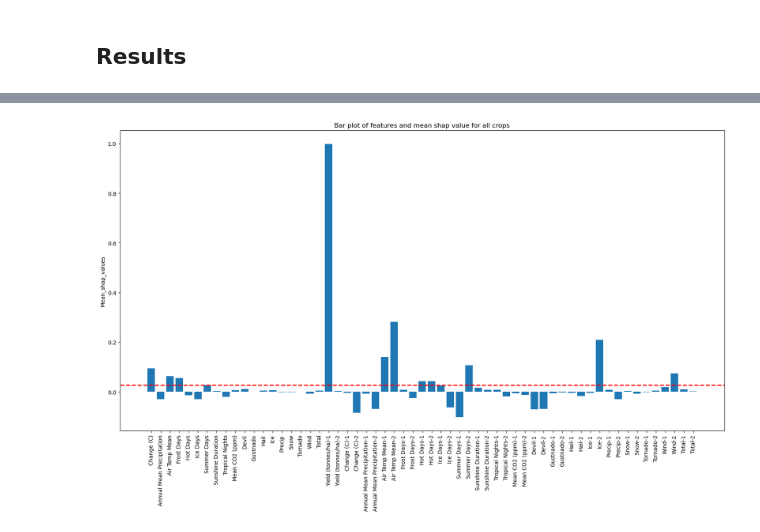
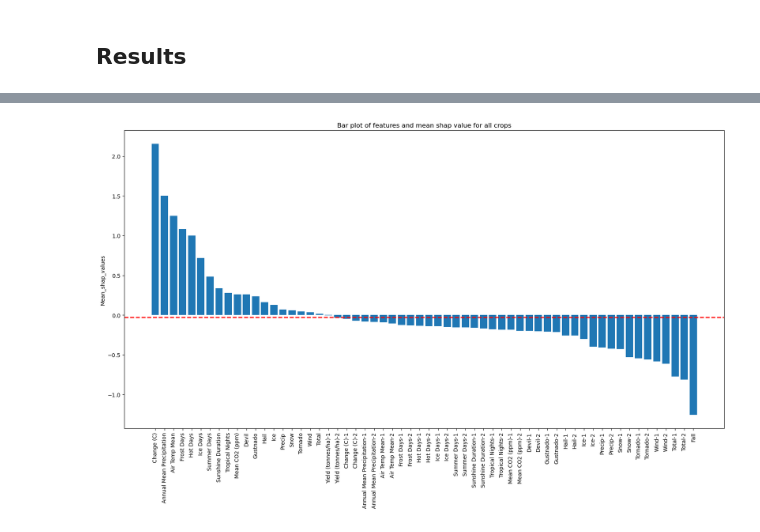
Before and after one commit to jo-atanacio/Thesis, a Jupyter notebook: Models/shap_xgb.ipynb, the cells around one changed output, grey strips where cells are left out. Drawn from its saved outputs; the diff is of its cells as text; code cells hidden in the pictures.

```diff
--- a/Models/shap_xgb.ipynb
+++ b/Models/shap_xgb.ipynb
@@ -21,8 +21,8 @@ df = df[df["Category"] != "Industrial Crops"]
 # %% [markdown]
 ## Creating working data frame
 # %%
-df['Year'] = pd.to_datetime(df['Year'], format='%Y')
-df.set_index("Year", inplace=True)
+#df['Year'] = pd.to_datetime(df['Year'], format='%Y')
+#df.set_index("Year", inplace=True)
 # getting list of names
 categories = df["Category"].unique()
 # %% [markdown]
@@ -78,11 +78,11 @@ for cate in categories:
 scaler = MinMaxScaler()
 for cat in categories:
    crop_df = main_df[main_df['Category'] == cat]
-   encoded_df = pd.get_dummies(crop_df[["Item"]], prefix='', prefix_sep='')
+   encoded_df = pd.get_dummies(crop_df[["Season"]], prefix='', prefix_sep='')
    encoded_df = encoded_df.drop(encoded_df.columns[-2], axis=1)
 
    y = crop_df[['Yield (tonnes/ha)']]
-   x = crop_df.drop(['Yield (tonnes/ha)', "Item", "Category"], axis=1)
+   x = crop_df.drop(['Yield (tonnes/ha)', "Item", "Category", "Season"], axis=1)
    x = pd.concat([x, encoded_df], axis=1)
 
    mean = x.mean()
@@ -94,7 +94,7 @@ for cat in categories:
    x = pd.DataFrame(scaler.fit_transform(x), columns=x.columns)
 
    x_train, x_test, y_train, y_test = train_test_split(x, y, test_size=0.2, shuffle=False, random_state=42)
-   regressor = GradientBoostingRegressor(n_estimators = 400, random_state = 42)
+   regressor = GradientBoostingRegressor(n_estimators = 400, random_state = 42, learning_rate=0.2)
    regressor.fit(x_train, y_train)
 
    #prediction of new value
@@ -105,11 +105,9 @@ for cat in categories:
 
    # Adding SHAP Data into DataFrame
    shap_df_crop = pd.DataFrame(shap_values, columns=x_test.columns)
+   shap_df_crop[cat] = cat
    shap_mean_crop = shap_df_crop.mean()
    shap_df[cat] = shap_mean_crop
-   importances = regressor.feature_importances_
-   indices = np.argsort(importances)[-10:]
-   features = x_test.columns
 
    # SHAP Summary
    plt.title("SHAP Summary Plot (XGB) - " + cat)
@@ -117,9 +115,14 @@ for cat in categories:
    plt.show()
 
    # Plotting Feature Importance
+   importances = regressor.feature_importances_
+   indices = np.argsort(importances)[-10:]
+   features = x_test.columns
+   plot_df = pd.DataFrame()
    plt.figure(figsize=(10, 10))
    plt.title('Top 10 Feature Importance (XGB) - ' + cat)
    plt.barh(range(len(indices)), importances[indices], color='b', align='center')
    plt.yticks(range(len(indices)), [features[i] for i in indices])
    plt.xlabel('Relative Importance')
+   plt.show()
 # %% [output]
@@ -130,4 +135,2 @@ for cat in categories:
 # %% [markdown]
 ## Results
-# %%
-shap_df['mean_shap_value'] = shap_df.mean(axis=1)
@@ -134,12 +159,17 @@ shap_df['mean_shap_value'] = shap_df.mean(axis=1)
 # %%
-shap_df = shap_df.dropna()
-mean_shap = shap_df['mean_shap_value'].mean()
+scaler = StandardScaler()
+scaler.fit(shap_df)
+shap_gen = pd.DataFrame(scaler.transform(shap_df), columns=shap_df.columns, index=shap_df.index)
+shap_gen['mean_shap_value'] = shap_gen.mean(axis=1)
+shap_gen = shap_gen.sort_values(by='mean_shap_value', ascending=False)
+shap_gen = shap_gen.dropna()
+mean_shap = shap_gen['mean_shap_value'].mean()
 fig, ax = plt.subplots(figsize=(20, 10))
-ax.bar(shap_df.index, shap_df['mean_shap_value'])
+ax.bar(shap_gen.index, shap_gen['mean_shap_value'])
 ax.axhline(mean_shap, color='red', linestyle='dashed', linewidth=2)
 ax.set_xticklabels(x, rotation=90)
 ax.set_ylabel('Mean_shap_values')
 ax.set_title('Bar plot of features and mean shap value for all crops')
 plt.show()
 # %% [output]
-[figure, old version]
+[figure, new version]
```
Also changed, not shown: parts of 3 cells of this notebook, 1 other file.
